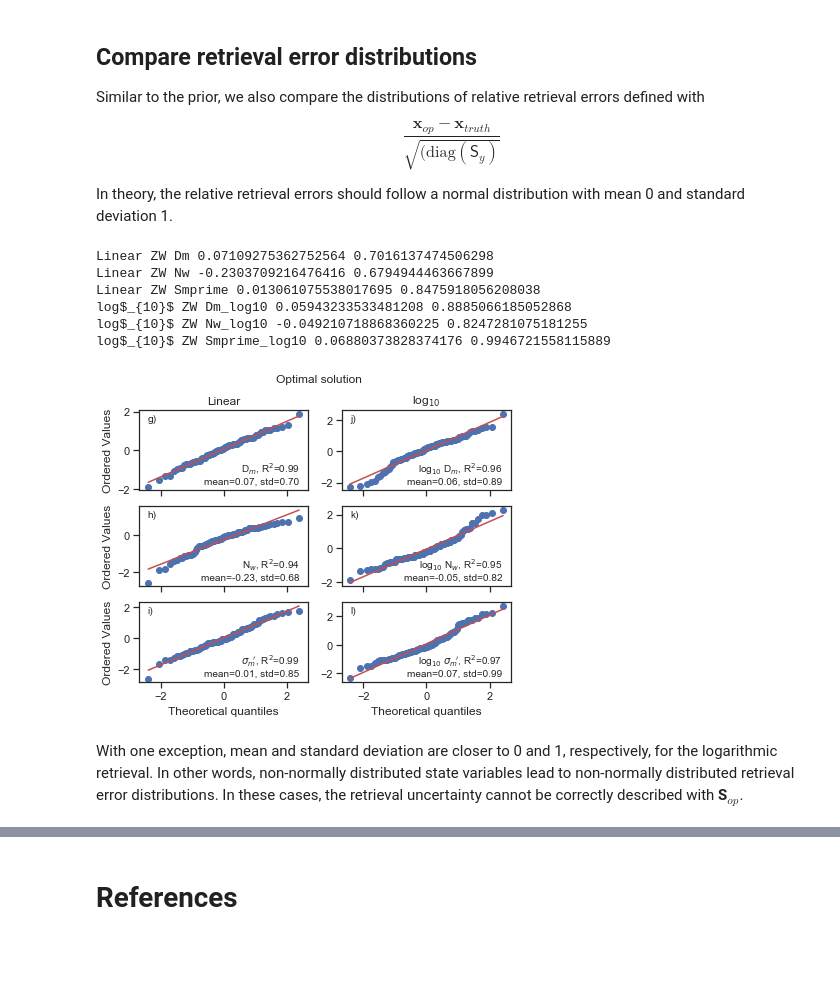
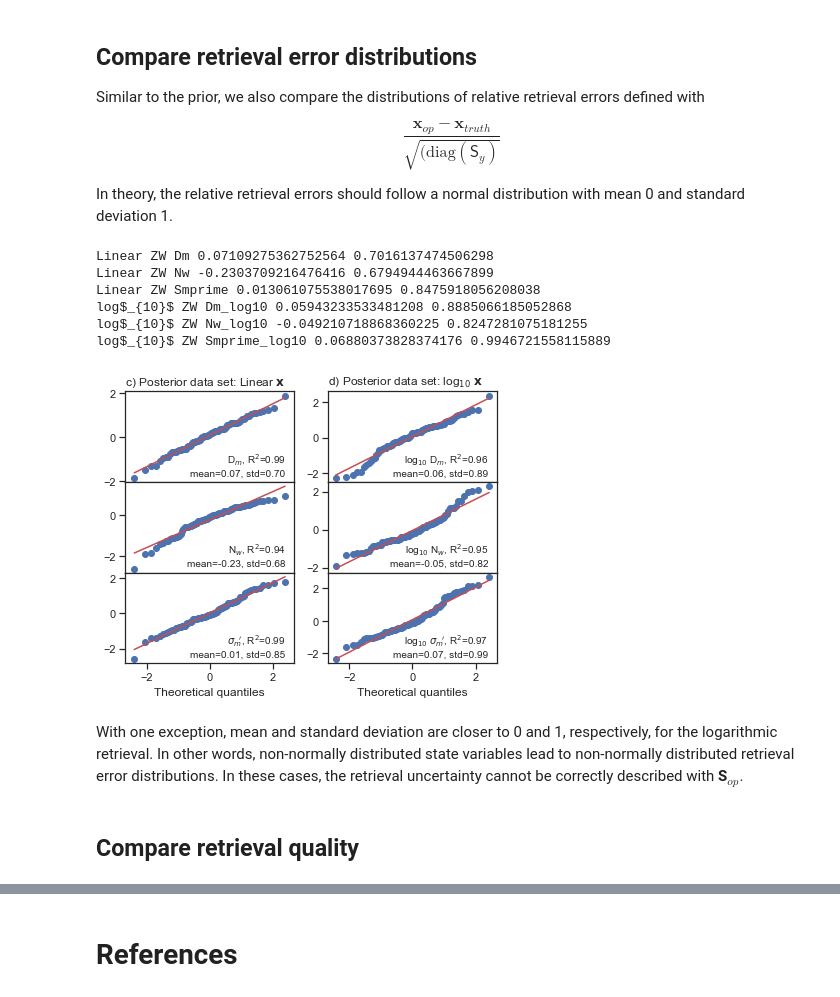
Before and after one commit to maahn/pyOptimalEstimation_examples, a Jupyter notebook: Supplement B - DSD retrieval.ipynb, the cells around one changed output, grey strips where cells are left out. Cells and saved outputs as stored; diff of their text form; code cells hidden in the pictures; blank space fills up the shorter version.

```diff
--- a/Supplement B - DSD retrieval.ipynb
+++ b/Supplement B - DSD retrieval.ipynb
@@ -118,7 +119,7 @@ In order to asses the assumptions that the state variables follow a Gaussian dis
 # %%
 ncols = 2
 fig, sps = plt.subplots(figsize=(6.6, 5), nrows=3, ncols=ncols, sharex=True)
-fig.suptitle('Prior data set')
+
 sps = sps.reshape((3, ncols))
 
 jj = 0
@@ -138,21 +139,14 @@ for kk in range(3):
             fit=True,
             rvalue=False)
 
-        if kk > 0:
-            sps[kk, ii].set_title('')
-        else:
-            sps[kk, ii].set_title(x_name)
+        sps[kk, ii].set_title('')
+        if kk == 0:
+            sps[kk, ii].set_title('%s) Prior data set: %s $\mathbf{x}$'%(abc[ii], x_name), loc='left')
+
 
         sps[kk, ii].text(
             0.05,
             0.95,
-            '%s)' % (abc[jj]),
-            horizontalalignment='left',
-            verticalalignment='top',
-            transform=sps[kk, ii].transAxes)
-        sps[kk, ii].text(
-            0.05,
-            0.85,
             '%s, R$^2$=%.2f' % (
                 supporting_routines.niceKeys[x_var], r**2
                 #, x_mean, x_std
@@ -167,5 +161,6 @@ for kk in range(3):
             sps[kk, ii].set_ylabel("")
         jj += 1
 
-fig.savefig('Figure4.1.pdf')
+fig.subplots_adjust(hspace=0)
+# fig.savefig('Figure4.1.pdf')
 # %% [output]
@@ -585,7 +580,7 @@ In theory, the relative retrieval errors should follow a normal distribution wit
 ncols = len(resultsOE.keys())
 fig, sps = plt.subplots(
     figsize=(3.33 * ncols, 5), nrows=len(x_vars), ncols=ncols, sharex=True)
-fig.suptitle('Optimal solution')
+
 sps = sps.reshape((len(x_vars), ncols))
 
 jj = 0
@@ -603,44 +598,43 @@ for yy, key in enumerate(resultsOE.keys()):
 
         x_mean = x_err.mean().values
         x_std = x_err.std().values
 
         print(key, x_var, x_mean, x_std)
 
         (osm, osr), (slope, intercept, r) = stats.probplot(
             x_err, dist="norm", plot=sps[kk, yy], fit=True, rvalue=False)
-        if kk > 0: sps[kk, yy].set_title('')
-        else: sps[kk, yy].set_title(key.split(' ')[0])
+
+        sps[kk, yy].set_title('')
+        if kk == 0:
+            sps[kk, yy].set_title('%s) Posterior data set: %s $\mathbf{x}$'%(abc[yy+2], key.split(' ')[0]), loc='left')
+
         sps[kk, yy].text(
             0.95,
             0.05,
             '%s, R$^2$=%.2f\nmean=%.2f, std=%.2f' %
             (supporting_routines.niceKeys[x_var], r**2, x_mean, x_std),
             horizontalalignment='right',
             verticalalignment='bottom',
             transform=sps[kk, yy].transAxes)
-        sps[kk, yy].text(
-            0.05,
-            0.95,
-            '%s)' % (abc[jj + 6]),
-            horizontalalignment='left',
-            verticalalignment='top',
-            transform=sps[kk, yy].transAxes)
+
 
         if kk < 2:
             sps[kk, yy].set_xlabel("")
-        if yy > 0:
-            sps[kk, yy].set_ylabel("")
+        sps[kk, yy].set_ylabel("")
 
         jj += 1
 
+fig.subplots_adjust(hspace=0)
 fig.savefig('Figure4.2.pdf')
 # %% [output]
 Linear ZW Dm 0.07109275362752564 0.7016137474506298
 Linear ZW Nw -0.2303709216476416 0.6794944463667899
 Linear ZW Smprime 0.013061075538017695 0.8475918056208038
 log$_{10}$ ZW Dm_log10 0.05943233533481208 0.8885066185052868
 log$_{10}$ ZW Nw_log10 -0.049210718868360225 0.8247281075181255
 log$_{10}$ ZW Smprime_log10 0.06880373828374176 0.9946721558115889
-[figure, old version]
+[figure, new version]
 # %% [markdown]
 With one exception, mean and standard deviation are closer to 0 and 1, respectively, for the logarithmic retrieval. In other words, non-normally distributed state variables lead to non-normally distributed retrieval error distributions. In these cases, the retrieval uncertainty cannot be correctly described with **S**$_{op}$.
+# %% [markdown]
+## Compare retrieval quality
```
Also changed, not shown: parts of 17 cells of this notebook.
